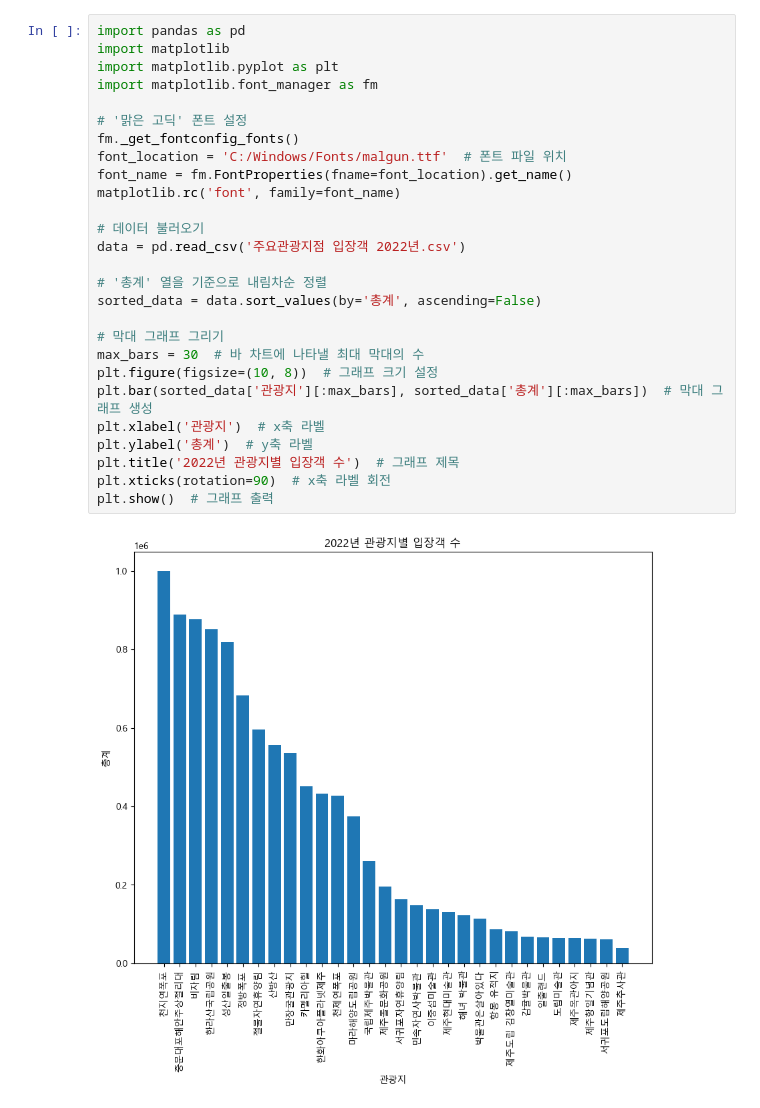
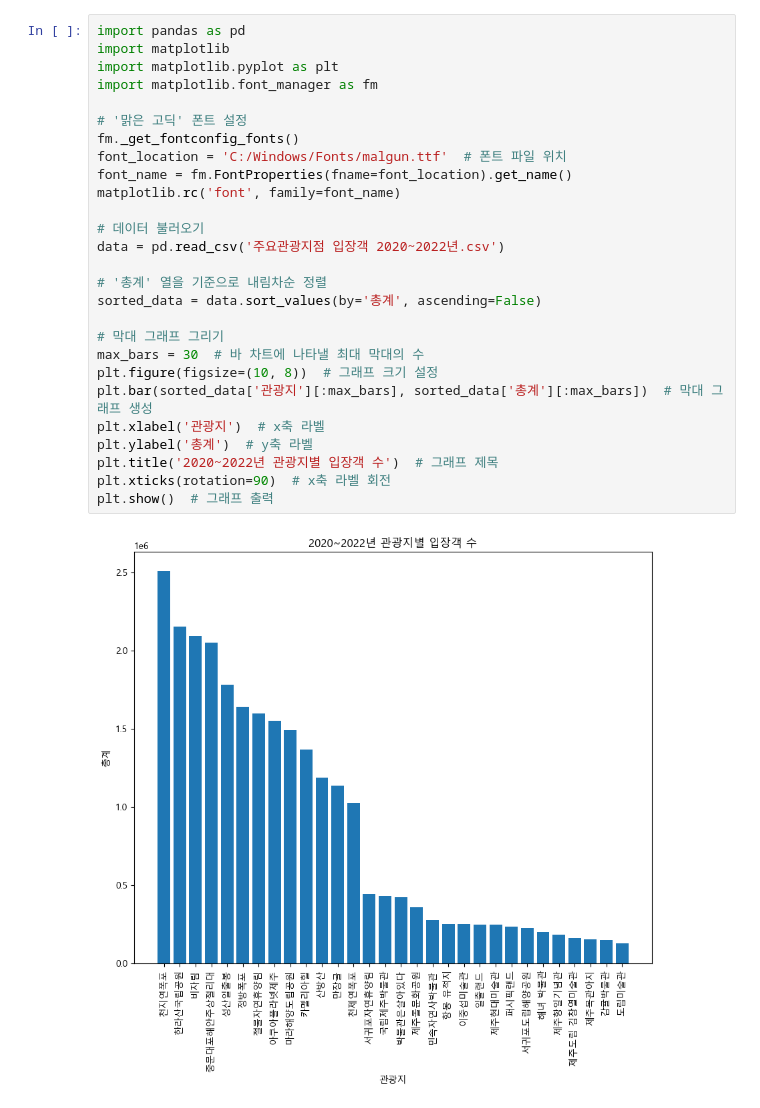
Before and after one commit to gustjr5059/Visit_Jeju_BigData_Project, a Jupyter notebook: test.ipynb, the cells around one changed output. Drawn from its saved outputs; the diff is of its cells as text.

```diff
--- a/test.ipynb
+++ b/test.ipynb
@@ -34,29 +34,29 @@ sorted_data.to_csv(output_file_path, index=False, encoding='utf-8')
 # %%
 import pandas as pd
 import matplotlib
 import matplotlib.pyplot as plt
 import matplotlib.font_manager as fm
 
 # '맑은 고딕' 폰트 설정
 fm._get_fontconfig_fonts()
 font_location = 'C:/Windows/Fonts/malgun.ttf'  # 폰트 파일 위치
 font_name = fm.FontProperties(fname=font_location).get_name()
 matplotlib.rc('font', family=font_name)
 
 # 데이터 불러오기
-data = pd.read_csv('주요관광지점 입장객 2022년.csv')
+data = pd.read_csv('주요관광지점 입장객 2020~2022년.csv')
 
 # '총계' 열을 기준으로 내림차순 정렬
 sorted_data = data.sort_values(by='총계', ascending=False)
 
 # 막대 그래프 그리기
 max_bars = 30  # 바 차트에 나타낼 최대 막대의 수
 plt.figure(figsize=(10, 8))  # 그래프 크기 설정
 plt.bar(sorted_data['관광지'][:max_bars], sorted_data['총계'][:max_bars])  # 막대 그래프 생성
 plt.xlabel('관광지')  # x축 라벨
 plt.ylabel('총계')  # y축 라벨
-plt.title('2022년 관광지별 입장객 수')  # 그래프 제목
+plt.title('2020~2022년 관광지별 입장객 수')  # 그래프 제목
 plt.xticks(rotation=90)  # x축 라벨 회전
 plt.show()  # 그래프 출력
 # %% [output]
-[figure, old version]
+[figure, new version]
```
Also changed, not shown: parts of 2 cells of this notebook, 1 other file.
